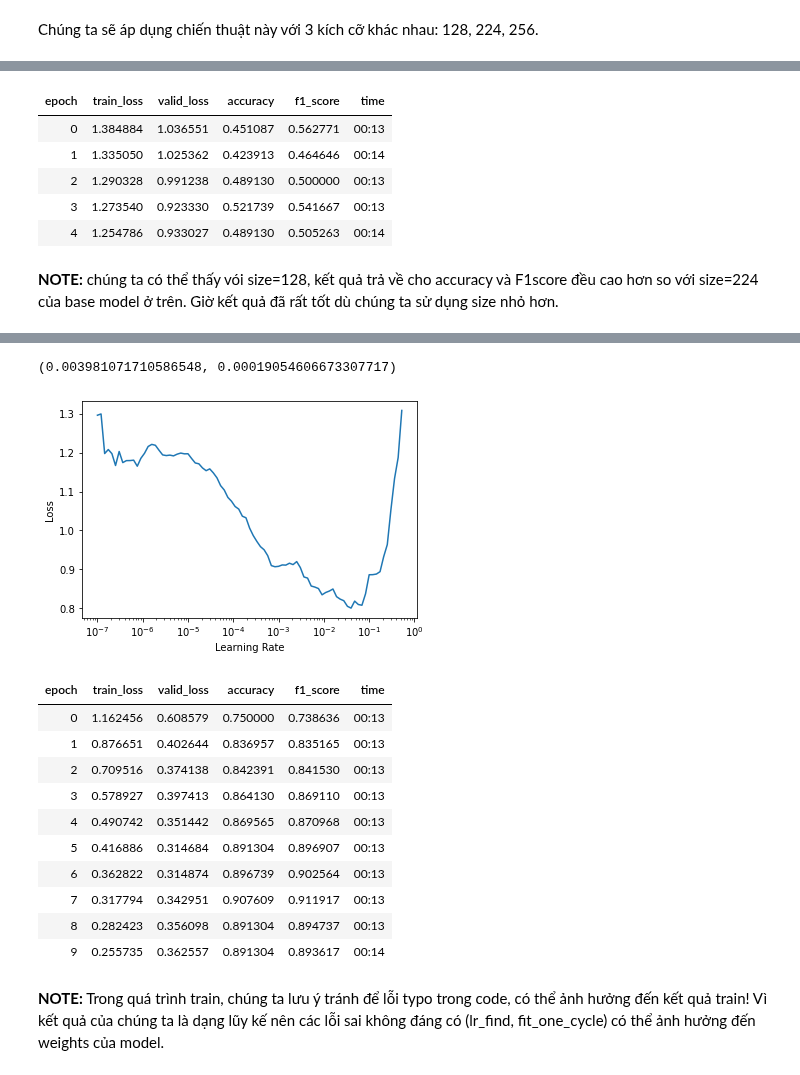
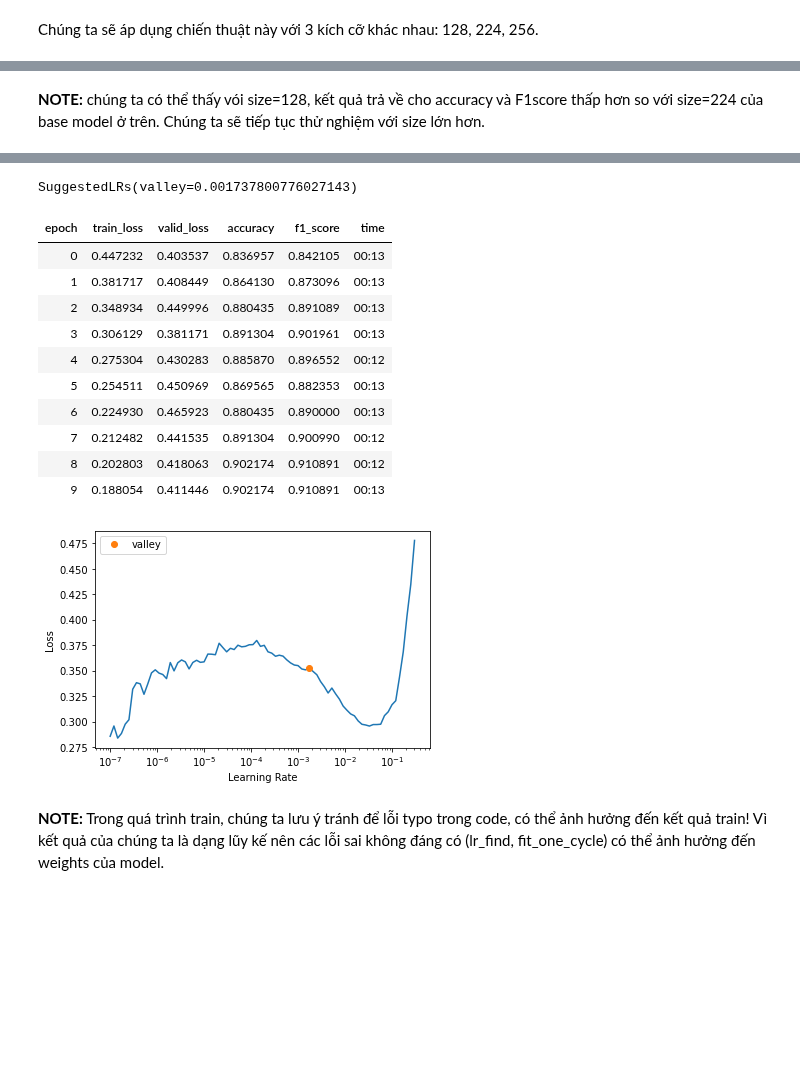
Before and after one commit to ddpham/swift_swallow_classification, a Jupyter notebook: nbs/fastai_advanced.ipynb, the cells around one changed output, grey strips where cells are left out. Cells and saved outputs as stored; diff of their text form; code cells hidden in the pictures; blank space fills up the shorter version.

```diff
--- a/nbs/fastai_advanced.ipynb
+++ b/nbs/fastai_advanced.ipynb
@@ -7,8 +11,6 @@ from fastai.vision.all import *
 # Tạo dữ liệu
 # %%
 # Tạo path:
-home = '/mnt/d/practice/projects'
-# home = '/path/to/your/project'
-path = Path(f'{home}/swift_swallow/data/')
+path = Path('../data/train/')
 path.ls()
 # %% [output]
@@ -107,7 +123,8 @@ Chúng ta sẽ áp dụng chiến thuật này với 3 kích cỡ khác nhau: 12
 dls = get_dls(128, 128) # bs=128, size=128
 learn = cnn_learner(dls, resnet50, loss_func=CrossEntropyLossFlat(), metrics=[accuracy, F1Score()])
 # %%
-lr_min, lr_steep = learn.lr_find()
-lr_min, lr_steep
+lr_valley = learn.lr_find()
+print(lr_valley)
+learn.fit_one_cycle(5, lr_max=lr_valley)
 # %% [output]
 [interactive output not drawn]
@@ -116,39 +139,28 @@ lr_min, lr_steep
-# %%
-learn.fit_one_cycle(5, lr_max=slice(lr_min, lr_steep))
-# %% [output]
-| epoch | train_loss | valid_loss | accuracy | f1_score | time |
-| 0 | 1.384884 | 1.036551 | 0.451087 | 0.562771 | 00:13 |
-| 1 | 1.335050 | 1.025362 | 0.423913 | 0.464646 | 00:14 |
-| 2 | 1.290328 | 0.991238 | 0.489130 | 0.500000 | 00:13 |
-| 3 | 1.273540 | 0.923330 | 0.521739 | 0.541667 | 00:13 |
-| 4 | 1.254786 | 0.933027 | 0.489130 | 0.505263 | 00:14 |
 # %% [markdown]
 __NOTE:__
-chúng ta có thể thấy vói size=128, kết quả trả về cho accuracy và F1score đều cao hơn so với size=224 của base model ở trên. Giờ kết quả đã rất tốt dù chúng ta sử dụng size nhỏ hơn.
+chúng ta có thể thấy vói size=128, kết quả trả về cho accuracy và F1score thấp hơn so với size=224 của base model ở trên. Chúng ta sẽ tiếp tục thử nghiệm với size lớn hơn.
 # %%
 ## Update size của dữ liệu
 learn.dls = get_dls(64, 224) # bs=64, size=224
 # %%
-lr_min, lr_steep = learn.lr_find()
-lr_min, lr_steep
+lr_valley = learn.lr_find()
+print(lr_valley)
+learn.fit_one_cycle(10, lr_max=lr_valley)
 # %% [output]
 [interactive output not drawn]
-(0.003981071710586548, 0.00019054606673307717)
+SuggestedLRs(valley=0.001737800776027143)
+| epoch | train_loss | valid_loss | accuracy | f1_score | time |
+| 0 | 0.447232 | 0.403537 | 0.836957 | 0.842105 | 00:13 |
+| 1 | 0.381717 | 0.408449 | 0.864130 | 0.873096 | 00:13 |
+| 2 | 0.348934 | 0.449996 | 0.880435 | 0.891089 | 00:13 |
+| 3 | 0.306129 | 0.381171 | 0.891304 | 0.901961 | 00:13 |
+| 4 | 0.275304 | 0.430283 | 0.885870 | 0.896552 | 00:12 |
+| 5 | 0.254511 | 0.450969 | 0.869565 | 0.882353 | 00:13 |
+| 6 | 0.224930 | 0.465923 | 0.880435 | 0.890000 | 00:13 |
+| 7 | 0.212482 | 0.441535 | 0.891304 | 0.900990 | 00:12 |
+| 8 | 0.202803 | 0.418063 | 0.902174 | 0.910891 | 00:12 |
+| 9 | 0.188054 | 0.411446 | 0.902174 | 0.910891 | 00:13 |
-[figure, old version]
+[figure, new version]
-# %%
-learn.fit_one_cycle(10, lr_max=slice(lr_min, lr_steep))
-# %% [output]
-| epoch | train_loss | valid_loss | accuracy | f1_score | time |
-| 0 | 1.162456 | 0.608579 | 0.750000 | 0.738636 | 00:13 |
-| 1 | 0.876651 | 0.402644 | 0.836957 | 0.835165 | 00:13 |
-| 2 | 0.709516 | 0.374138 | 0.842391 | 0.841530 | 00:13 |
-| 3 | 0.578927 | 0.397413 | 0.864130 | 0.869110 | 00:13 |
-| 4 | 0.490742 | 0.351442 | 0.869565 | 0.870968 | 00:13 |
-| 5 | 0.416886 | 0.314684 | 0.891304 | 0.896907 | 00:13 |
-| 6 | 0.362822 | 0.314874 | 0.896739 | 0.902564 | 00:13 |
-| 7 | 0.317794 | 0.342951 | 0.907609 | 0.911917 | 00:13 |
-| 8 | 0.282423 | 0.356098 | 0.891304 | 0.894737 | 00:13 |
-| 9 | 0.255735 | 0.362557 | 0.891304 | 0.893617 | 00:14 |
 # %% [markdown]
 __NOTE:__
 Trong quá trình train, chúng ta lưu ý tránh để lỗi typo trong code, có thể ảnh hưởng đến kết quả train! Vì kết quả của chúng ta là dạng lũy kế nên các lỗi sai không đáng có (lr_find, fit_one_cycle) có thể ảnh hưởng đến weights của model.
```
Also changed, not shown: parts of 31 cells of this notebook.
